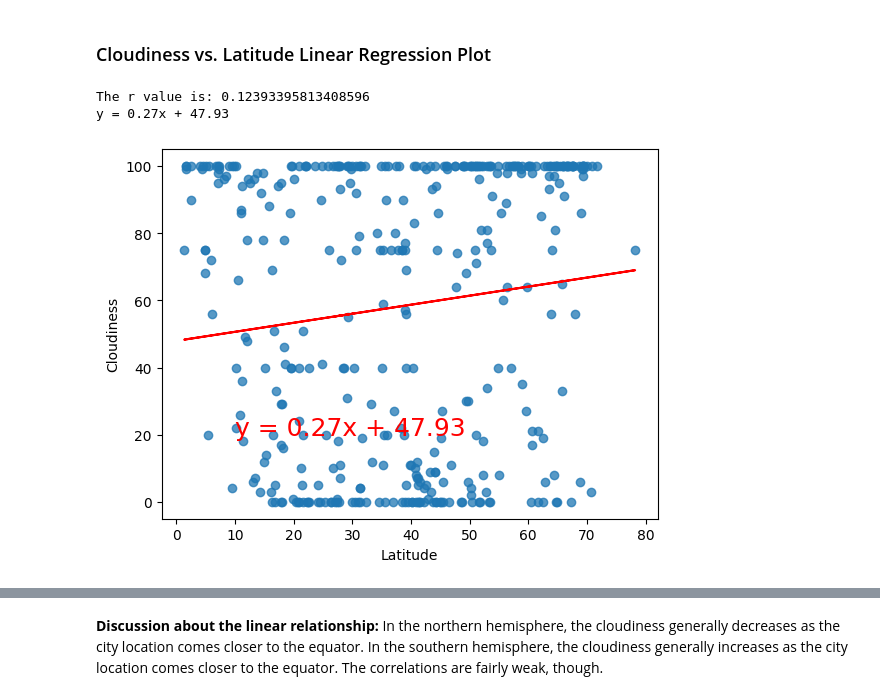
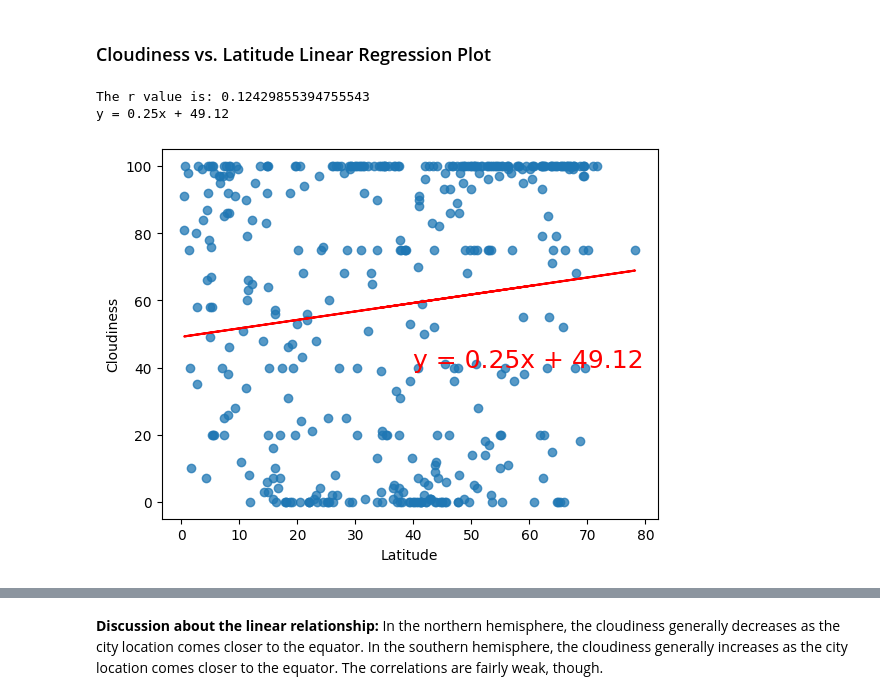
Before and after one commit to mpeck34/python-api-challenge, a Jupyter notebook: WeatherPy/WeatherPy.ipynb, the cells around one changed output, grey strips where cells are left out. Drawn from its saved outputs; the diff is of its cells as text; code cells hidden in the pictures.

```diff
--- a/WeatherPy/WeatherPy.ipynb
+++ b/WeatherPy/WeatherPy.ipynb
@@ -375,11 +375,11 @@ y = 0.16x + 79.08
 # %%
 # Northern Hemisphere
 plot_linear_regress(northern_hemi_df["Lat"], northern_hemi_df["Cloudiness"],
-                       "Latitude", "Cloudiness", (10,20))
+                       "Latitude", "Cloudiness", (40,40))
 # %% [output]
-The r value is: 0.12393395813408596
-y = 0.27x + 47.93
+The r value is: 0.12429855394755543
+y = 0.25x + 49.12
-[figure, old version]
+[figure, new version]
 # %%
 # Southern Hemisphere
 plot_linear_regress(southern_hemi_df["Lat"], southern_hemi_df["Cloudiness"],
```
Also changed, not shown: parts of 18 cells of this notebook, 5 other files.
